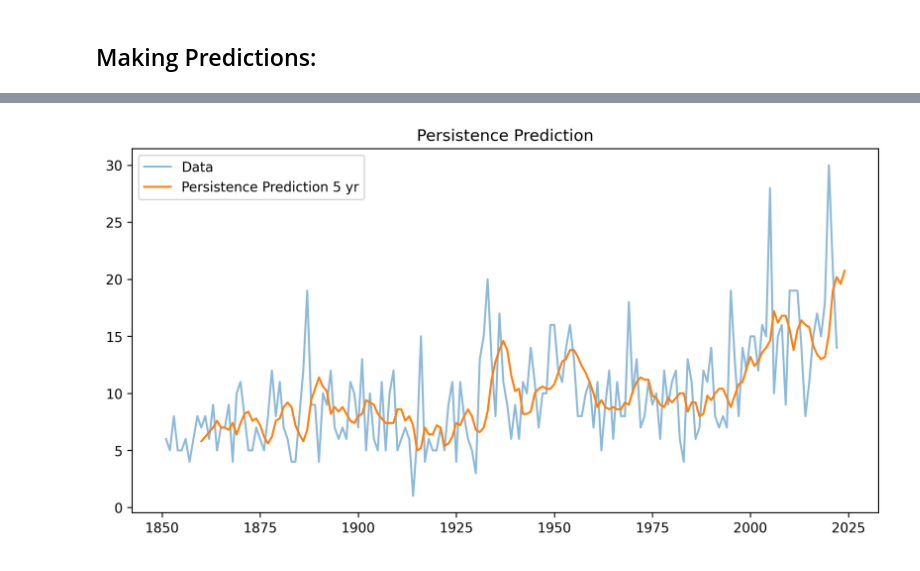
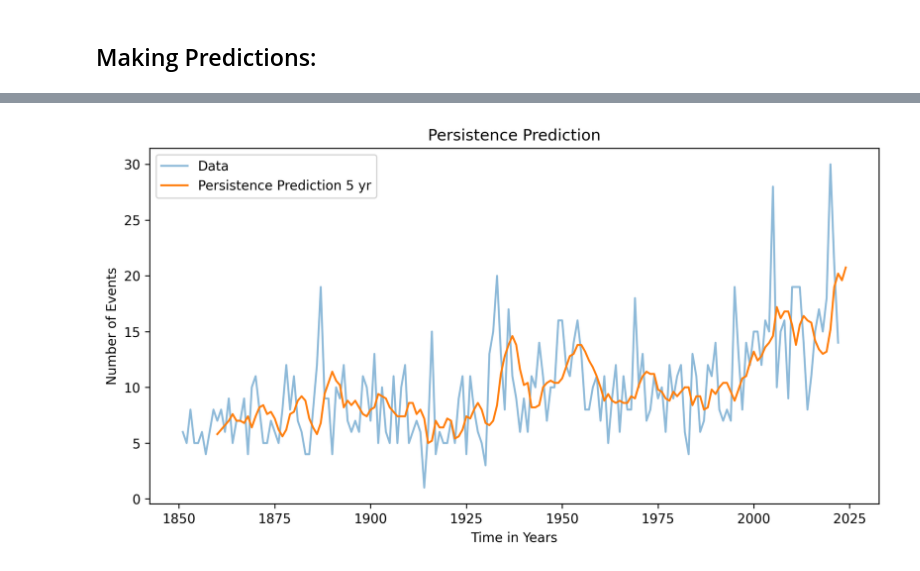
Before and after one commit to komrozik/Predictions_and_Predictability, a Jupyter notebook: test_programming.ipynb, the cells around one changed output, grey strips where cells are left out. Saved outputs shown, nothing was run; the diff lists cells and outputs as text; code cells hidden in the pictures.

```diff
--- a/test_programming.ipynb
+++ b/test_programming.ipynb
@@ -107,17 +146,20 @@ plt.savefig(f"plots/linear_reg_numly{num_ly}_window{window_length}.pdf")
 # %%
 start_year = 1860
 end_year = 2025
 window_length = 5
 #num_ly = 10
 predict,years = pf.persistence_pred(df,start_year,end_year,window_length = window_length)
 
 plt.figure(figsize = (10,5),dpi = 300)
 plt.plot(df["Year"],df["Tropical Storms"], label = "Data",alpha = 0.5)
 # for ly in range(num_ly):
 #     plt.plot(np.arange(starts[ly],2025),predict[ly], label=f'LY = {ly}')
 plt.plot(years,predict,label=f'Persistence Prediction {window_length} yr')
 plt.legend(loc = "best")
 plt.title(f"Persistence Prediction")
+plt.xlabel("Time in Years")
+plt.ylabel("Number of Events")
+plt.legend()
 plt.savefig(f"plots/persistence_window{window_length}.pdf")
 # %% [output]
-[figure, old version]
+[figure, new version]
```
Also changed, not shown: parts of 9 cells of this notebook, 1 other file.
